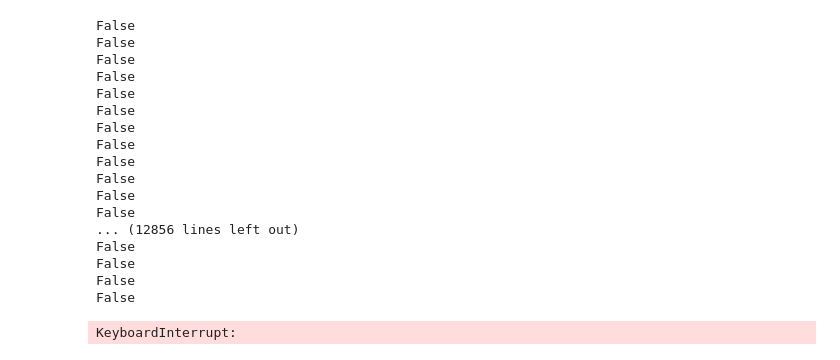
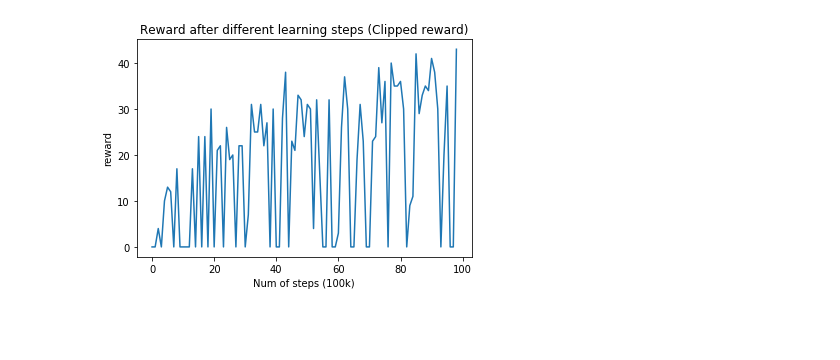
Before and after one commit to laikasinjason/deep-learning-atari, a Jupyter notebook: atari_deep_learning.ipynb, the cells around one changed output. Drawn from its saved outputs; the diff is of its cells as text; code cells hidden in the pictures; blank space fills up the shorter version.

```diff
--- a/atari_deep_learning.ipynb
+++ b/atari_deep_learning.ipynb
@@ -558,40 +124,31 @@ array([[0.3105371 , 0.3095994 , 0.31099385, 0.30627292]], dtype=float32)
 # %%
 env.close()
 # %%
-# Import the gym module
-import gym
+import os
+cwd = os.getcwd()
+cwd=cwd+"/atari.mp4"
 
 # Create a breakout environment
 env = gym.make('BreakoutDeterministic-v4')
-# Reset it, returns the starting frame
-# frame = env.reset()
+
+
+video_recorder = None
+video_recorder = gym.wrappers.monitoring.video_recorder.VideoRecorder(
+        env, cwd, enabled=cwd is not None)
+
 agent.reset_env(env, pre_process)
 # Render
-env.render()
+env.unwrapped.render()
+video_recorder.capture_frame()
 
-while not agent.is_done:
-    action = choose_best_action(model.model, agent.start_states, env.action_space.n)
+while not agent.is_terminate:
+    action = choose_best_action(model.model, agent.end_states, env.action_space.n)
     agent.do_action(env, pre_process, action)
-#     frame, reward, is_done, _ = env.step(env.action_space.sample())
-    print(agent.is_done)
+    reward += agent.total_reward
+#     frame, reward, is_terminate, _ = env.step(env.action_space.sample())
     # Render
-    env.render()
+    env.unwrapped.render()
+    video_recorder.capture_frame()
+#     time.sleep(1)
+video_recorder.close()
+video_recorder.enabled = False
-# %% [output]
-False
-False
-False
-False
-False
-False
-False
-False
-False
-False
-False
-False
-... (12856 lines left out)
-False
-False
-False
-False
-KeyboardInterrupt:
@@ -597,0 +182,15 @@ KeyboardInterrupt:
+# %%
+import pandas
+%matplotlib inline
+import matplotlib.pyplot as plt
+
+
+progress_df = pandas.read_csv("model_learn_progress.txt")
+plt.plot(progress_df['ADV_RETURN'])
+plt.ylabel('reward')
+plt.xlabel('Num of steps (100k)')
+plt.title('Reward after different learning steps (Clipped reward)')
+# plt.show()
+plt.savefig('progress.jpg')
+# %% [output]
+[figure, added]
```
Also changed, not shown: parts of 23 cells of this notebook, 9 other files.
